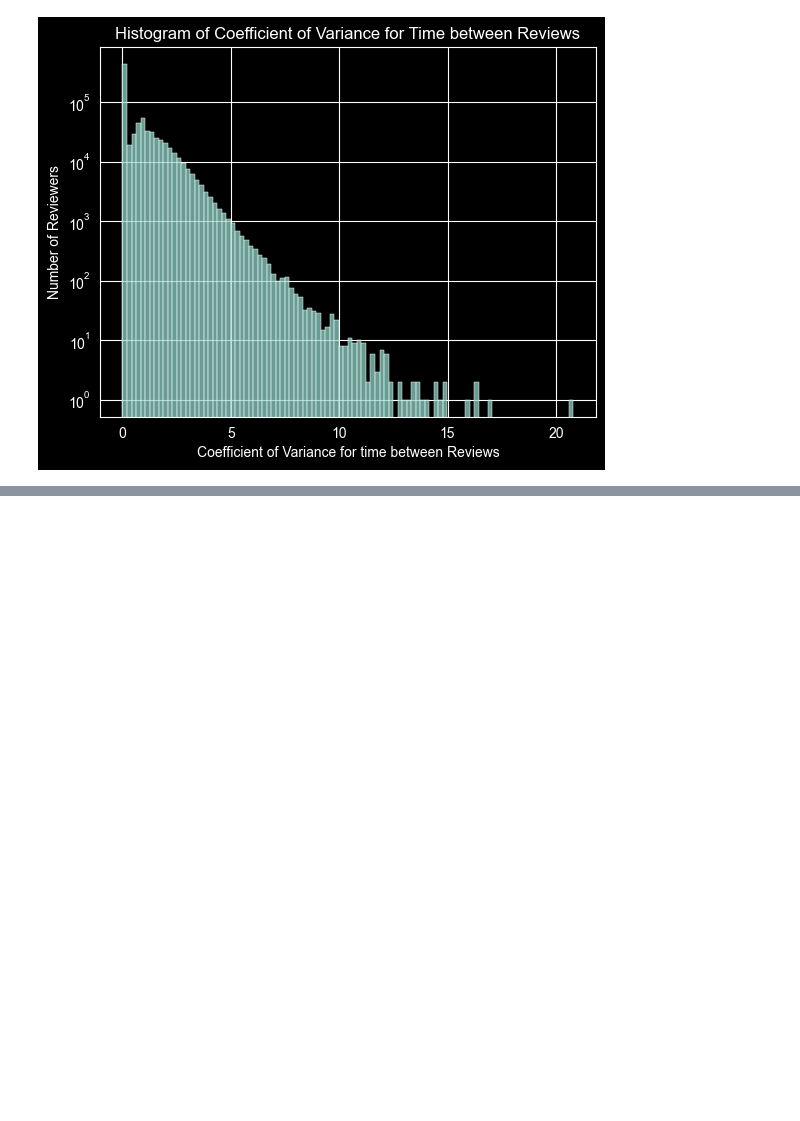
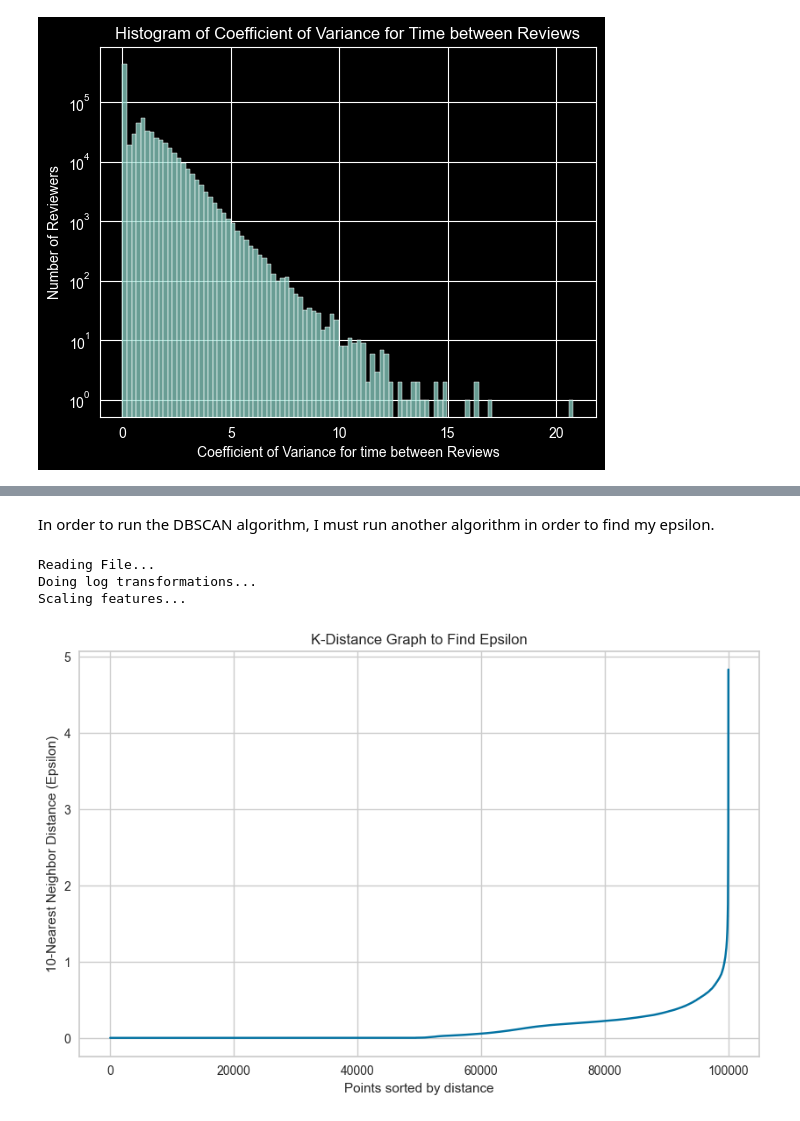
Before and after one commit to ian-roundkicker/CS4412_Spring26_Project, a Jupyter notebook: project_file.ipynb, the cells around one changed output, grey strips where cells are left out. Drawn from its saved outputs; the diff is of its cells as text; code cells hidden in the pictures; blank space fills up the shorter version.

Commit message:
Now uses NearestNeighbors to create a graph showing elbow to get epsilon

```diff
--- a/project_file.ipynb
+++ b/project_file.ipynb
@@ -473,0 +410,51 @@ Name: count, dtype: int64
+# %% [markdown]
+In order to run the DBSCAN algorithm, I must run another algorithm in order to find my epsilon.
+# %%
+from sklearn.neighbors import NearestNeighbors
+import pandas as pd
+import numpy as np
+from sklearn.preprocessing import StandardScaler
+try:
+    print("Reading File...")
+    # this data is only 200 MB, so I can just read the whole thing. Using np.float16 to reduce memory usage.
+    # Note, if your total word count is greater than 65536, change 'total_words':np.uint16 to 'total_words':np.uint32
+    df = pd.read_json('data/rgur_data.json', lines=True, dtype={'cov_time':np.float32, 'cov_rating':np.float32, 'total_reviews':np.uint16, 'total_pictures':np.uint16, 'total_words':np.uint16}, nrows=100000)
+    # keep user_id, total_pictures, total_reviews, total_words, cov_time, cov_rating
+    print("Doing log transformations...")
+    #doing log transformations to reduce the scale of the tail.
+    df['log_reviews'] = np.log1p(df['total_reviews'], dtype=np.float32)
+    df['log_pics'] = np.log1p(df['total_pictures'], dtype=np.float32)
+    df['log_words'] = np.log1p(df['total_words'], dtype=np.float32)
+    df.drop(columns=['max_pics', 'rev_with_pics', 'max_words', 'rev_with_words', 'avg_pictures', 'pics_percent','total_pictures', 'total_reviews', 'total_pictures'], inplace=True)
+    features = df[['log_reviews', 'log_pics', 'log_words', 'cov_time', 'cov_rating']]
+    # scale features
+    print("Scaling features...")
+    scaler = StandardScaler()
+    X = scaler.fit_transform(features)
+    # 1. Choose your k (min_samples)
+    # Rule of thumb: min_samples = 2 * number of features
+    k = 10
+    # 2. Fit NearestNeighbors
+    neigh = NearestNeighbors(n_neighbors=k)
+    nbrs = neigh.fit(X)
+    distances, indices = nbrs.kneighbors(X)
+
+    # 3. Sort the distances to the kth neighbor (the last column)
+    distances = np.sort(distances[:, k-1], axis=0)
+
+    # 4. Plot the distances
+    plt.figure(figsize=(10, 6))
+    plt.plot(distances)
+    plt.title('K-Distance Graph to Find Epsilon')
+    plt.xlabel('Points sorted by distance')
+    plt.ylabel(f'{k}-Nearest Neighbor Distance (Epsilon)')
+    plt.grid(True)
+    plt.show()
+
+except FileNotFoundError:
+    print("File not found")
+# %% [output]
+Reading File...
+Doing log transformations...
+Scaling features...
+[figure, added]
```
Also changed, not shown: parts of 4 cells of this notebook.
